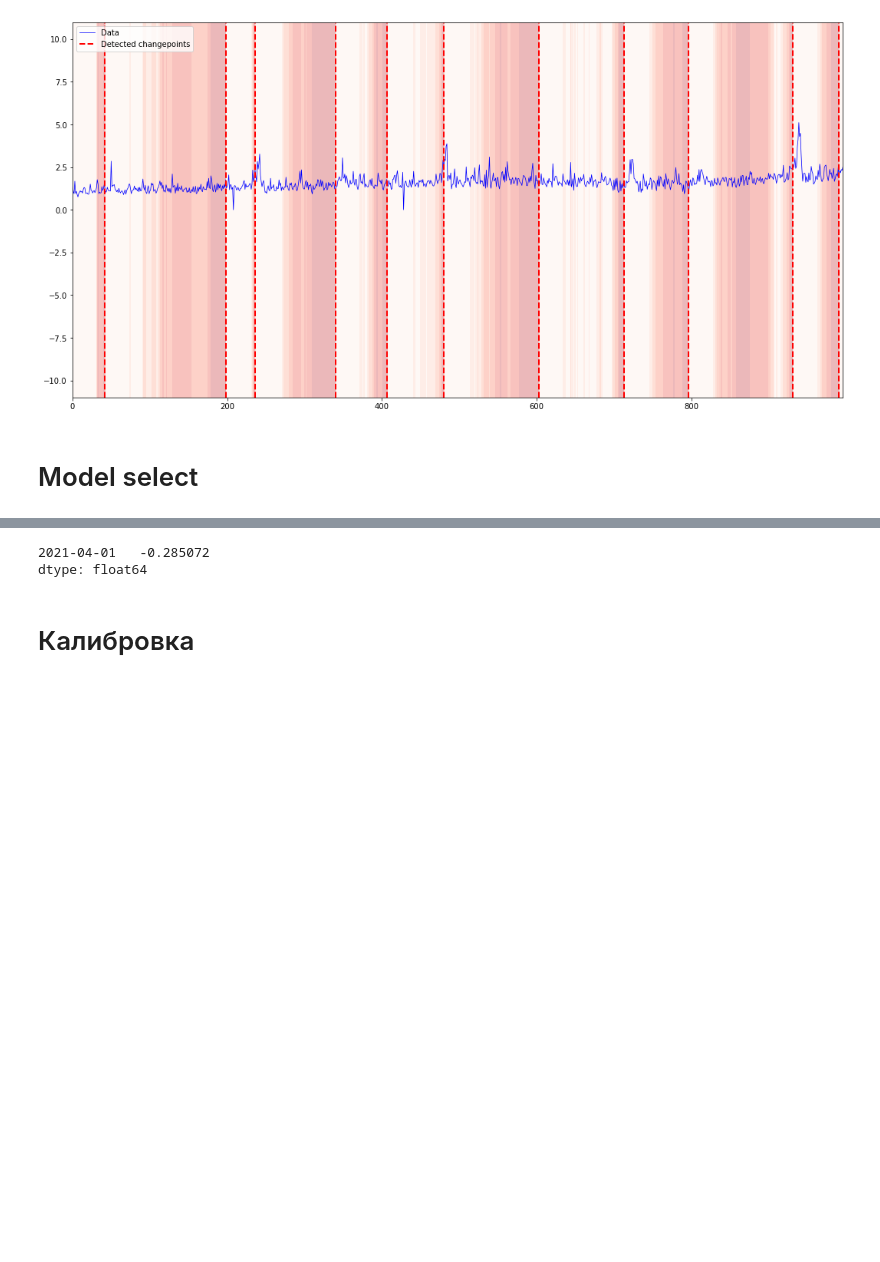
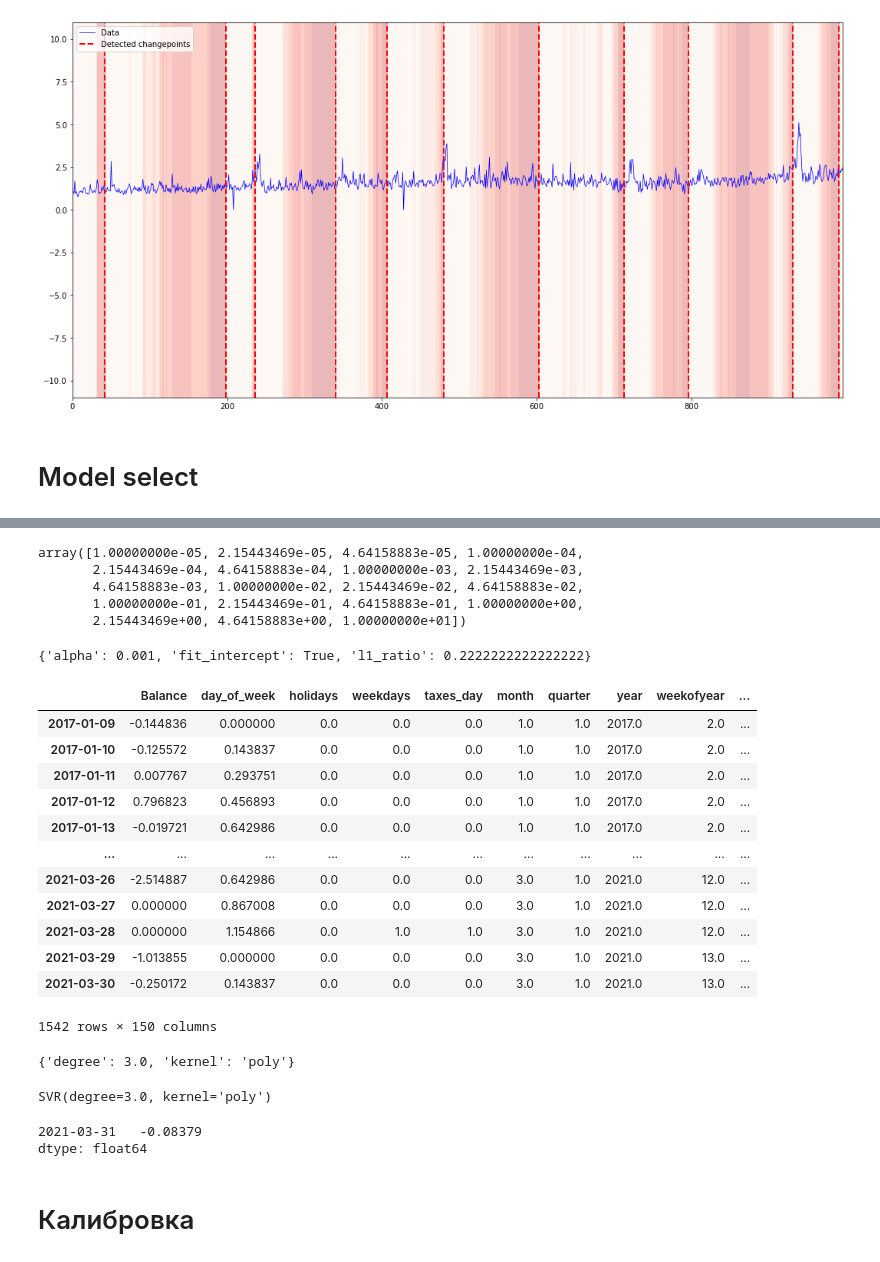
Before and after one commit to GungnirAP/TimeSeries-Project, a Jupyter notebook: Project 2.ipynb, the cells around one changed output, grey strips where cells are left out. Cells and saved outputs as stored; diff of their text form; code cells hidden in the pictures; blank space fills up the shorter version.

```diff
--- a/Project 2.ipynb
+++ b/Project 2.ipynb
@@ -370,5 +339,0 @@ Lasso(alpha=0.001)
-# %%
-pd.Series(model.predict(pd.DataFrame(X.iloc[-1]).T), index=[df.index[-1] + timedelta(days=1)])
-# %% [output]
-2021-04-01   -0.285072
-dtype: float64
@@ -376,0 +343,59 @@ grid_GBR = GridSearchCV(estimator=model, param_grid = parameters, cv = 5, n_jobs
+# %%
+np.logspace(-5, 1, 19)
+# %% [output]
+array([1.00000000e-05, 2.15443469e-05, 4.64158883e-05, 1.00000000e-04,
+       2.15443469e-04, 4.64158883e-04, 1.00000000e-03, 2.15443469e-03,
+       4.64158883e-03, 1.00000000e-02, 2.15443469e-02, 4.64158883e-02,
+       1.00000000e-01, 2.15443469e-01, 4.64158883e-01, 1.00000000e+00,
+       2.15443469e+00, 4.64158883e+00, 1.00000000e+01])
+# %%
+from sklearn.linear_model import LinearRegression, Lasso, Ridge, ElasticNet
+from sklearn.model_selection import GridSearchCV
+
+model = ElasticNet()
+parameters = {"alpha":np.logspace(-5, 2, 8),
+              "l1_ratio":np.linspace(0, 1, 11),
+              "fit_intercept":[False, True]}
+grid_GBR = GridSearchCV(estimator=model, param_grid = parameters, cv = 5, n_jobs=-1)
+grid_GBR.fit(X, y)
+hyperparameters = grid_GBR.best_params_
+hyperparameters
+# %% [output]
+{'alpha': 0.001, 'fit_intercept': True, 'l1_ratio': 0.2222222222222222}
+# %%
+X
+# %% [output]
+|  | Balance | day_of_week | holidays | weekdays | taxes_day | month | quarter | year | weekofyear | ... |
+| 2017-01-09 | -0.144836 | 0.000000 | 0.0 | 0.0 | 0.0 | 1.0 | 1.0 | 2017.0 | 2.0 | ... |
+| 2017-01-10 | -0.125572 | 0.143837 | 0.0 | 0.0 | 0.0 | 1.0 | 1.0 | 2017.0 | 2.0 | ... |
+| 2017-01-11 | 0.007767 | 0.293751 | 0.0 | 0.0 | 0.0 | 1.0 | 1.0 | 2017.0 | 2.0 | ... |
+| 2017-01-12 | 0.796823 | 0.456893 | 0.0 | 0.0 | 0.0 | 1.0 | 1.0 | 2017.0 | 2.0 | ... |
+| 2017-01-13 | -0.019721 | 0.642986 | 0.0 | 0.0 | 0.0 | 1.0 | 1.0 | 2017.0 | 2.0 | ... |
+| ... | ... | ... | ... | ... | ... | ... | ... | ... | ... | ... |
+| 2021-03-26 | -2.514887 | 0.642986 | 0.0 | 0.0 | 0.0 | 3.0 | 1.0 | 2021.0 | 12.0 | ... |
+| 2021-03-27 | 0.000000 | 0.867008 | 0.0 | 0.0 | 0.0 | 3.0 | 1.0 | 2021.0 | 12.0 | ... |
+| 2021-03-28 | 0.000000 | 1.154866 | 0.0 | 1.0 | 1.0 | 3.0 | 1.0 | 2021.0 | 12.0 | ... |
+| 2021-03-29 | -1.013855 | 0.000000 | 0.0 | 0.0 | 0.0 | 3.0 | 1.0 | 2021.0 | 13.0 | ... |
+| 2021-03-30 | -0.250172 | 0.143837 | 0.0 | 0.0 | 0.0 | 3.0 | 1.0 | 2021.0 | 13.0 | ... |
+1542 rows × 150 columns
+# %%
+from sklearn import svm
+model = svm.SVR()
+parameters = {"kernel": ["linear", "poly", "rbf", "sigmoid"],
+              "degree":np.linspace(1, 5, 5)}
+grid_GBR = GridSearchCV(estimator=model, param_grid = parameters, cv = 5, n_jobs=-1)
+grid_GBR.fit(X, y)
+hyperparameters = grid_GBR.best_params_
+hyperparameters
+# %% [output]
+{'degree': 3.0, 'kernel': 'poly'}
+# %%
+model = svm.SVR(**hyperparameters)
+model.fit(X, y)
+# %% [output]
+SVR(degree=3.0, kernel='poly')
+# %%
+pd.Series(model.predict(pd.DataFrame(X.iloc[-1]).T), index=[df.index[-1]])
+# %% [output]
+2021-03-31   -0.08379
+dtype: float64
```
Also changed, not shown: parts of 7 cells of this notebook, 1 other file.
